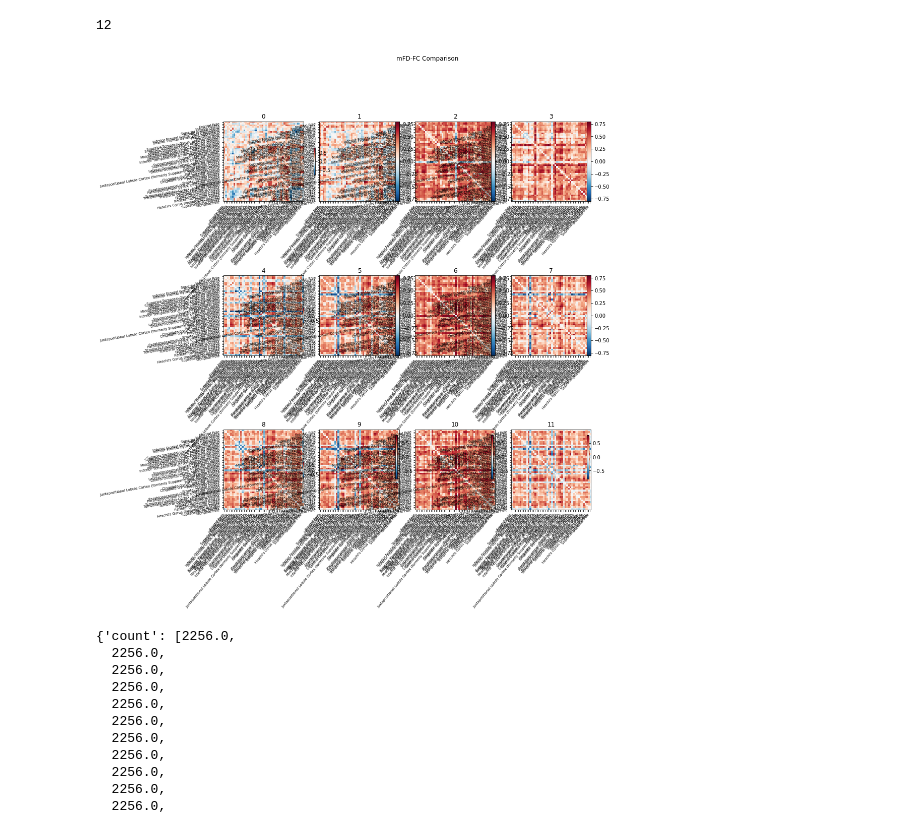
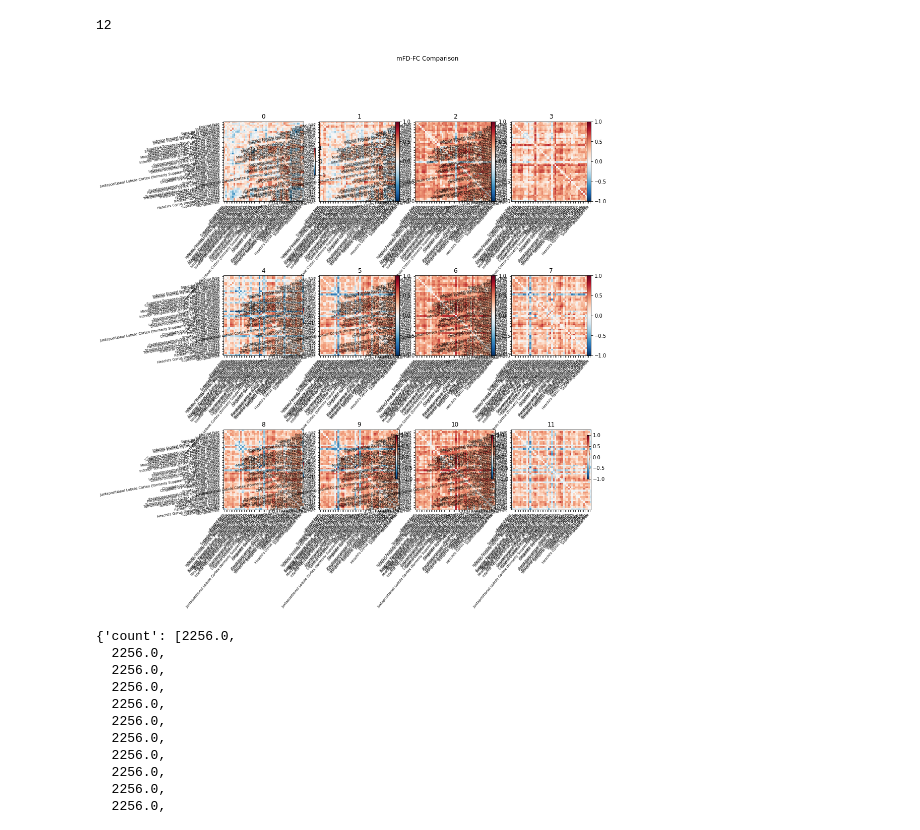
Before and after one commit to misho-dimitrov/Motion_Correction_rs-fMRI, a Jupyter notebook: calc_conn_mFD_multi_pipe.ipynb, the cells around one changed output. Cells and saved outputs as stored; diff of their text form; code cells hidden in the pictures.

```diff
--- a/calc_conn_mFD_multi_pipe.ipynb
+++ b/calc_conn_mFD_multi_pipe.ipynb
@@ -578,19 +588,19 @@ pipeline_list.shape[1]
 # %%
 fig, axes = plt.subplots(nrows=3, ncols=4, figsize=(15,15))
 fig.subplots_adjust(hspace=0.5)
 fig.suptitle('mFD-FC Comparison')
 
 for i, ax in enumerate(axes.flatten()):
 #for i in range(pipeline_list.shape[1]):
     corr_matrix = pd.read_csv(pipeline_list[0,i], delimiter=',', header=None)
     correlation_matrix = corr_matrix.to_numpy()
     np.fill_diagonal(correlation_matrix, 0)
     display = plotting.plot_matrix(correlation_matrix,
                          # omit the first label as that is the "background" ROI, which wasn't actually used !
                          labels=harv_oxf_atlas.labels[1:],
-                         vmax=0.8, vmin=-0.8, colorbar=True
+                         vmax=1, vmin=-1, colorbar=True
                          , axes=ax
                         )
     ax.title.set_text(str(i))
 # %% [output]
-[figure, old version]
+[figure, new version]
```
Also changed, not shown: parts of 18 cells of this notebook, 1 other file.
